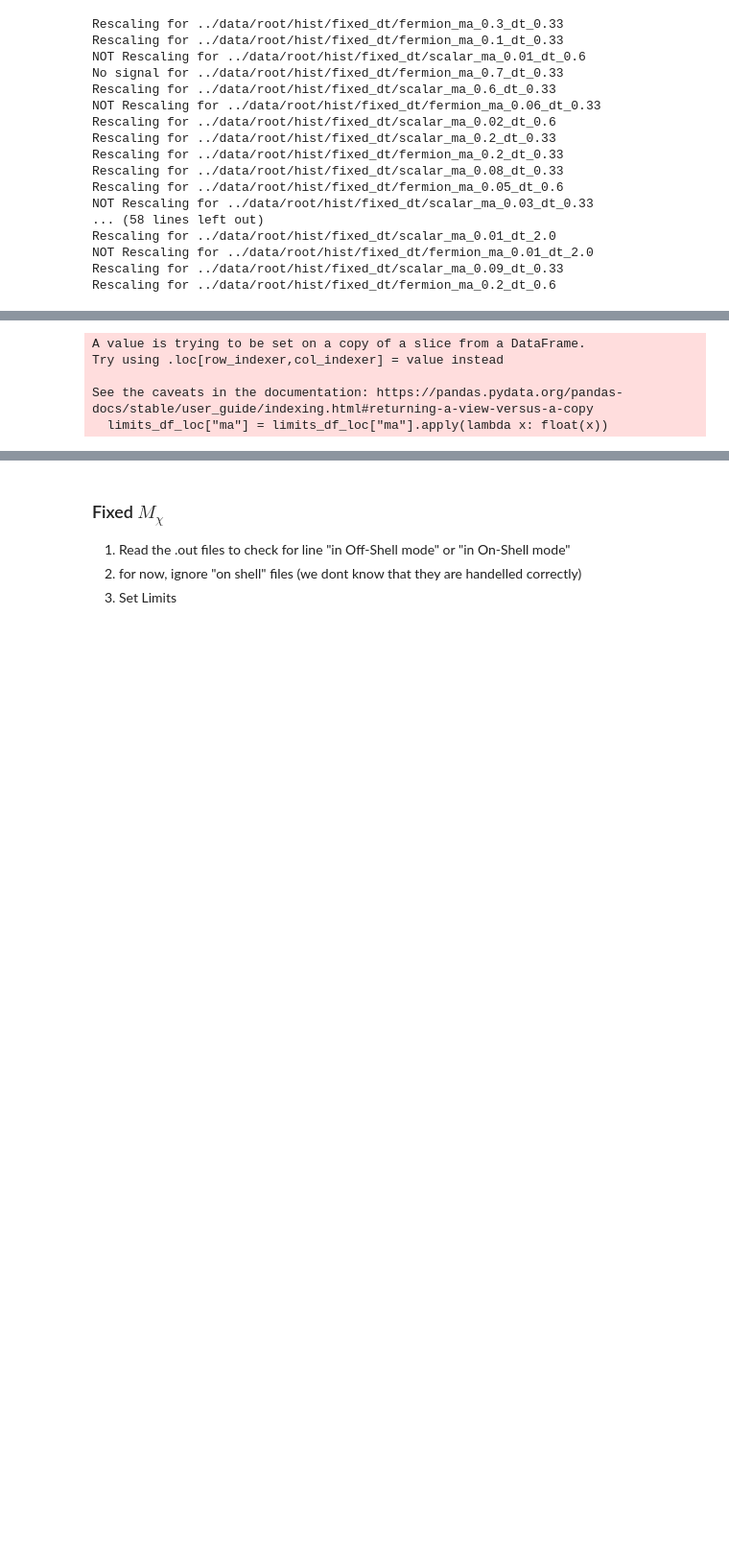
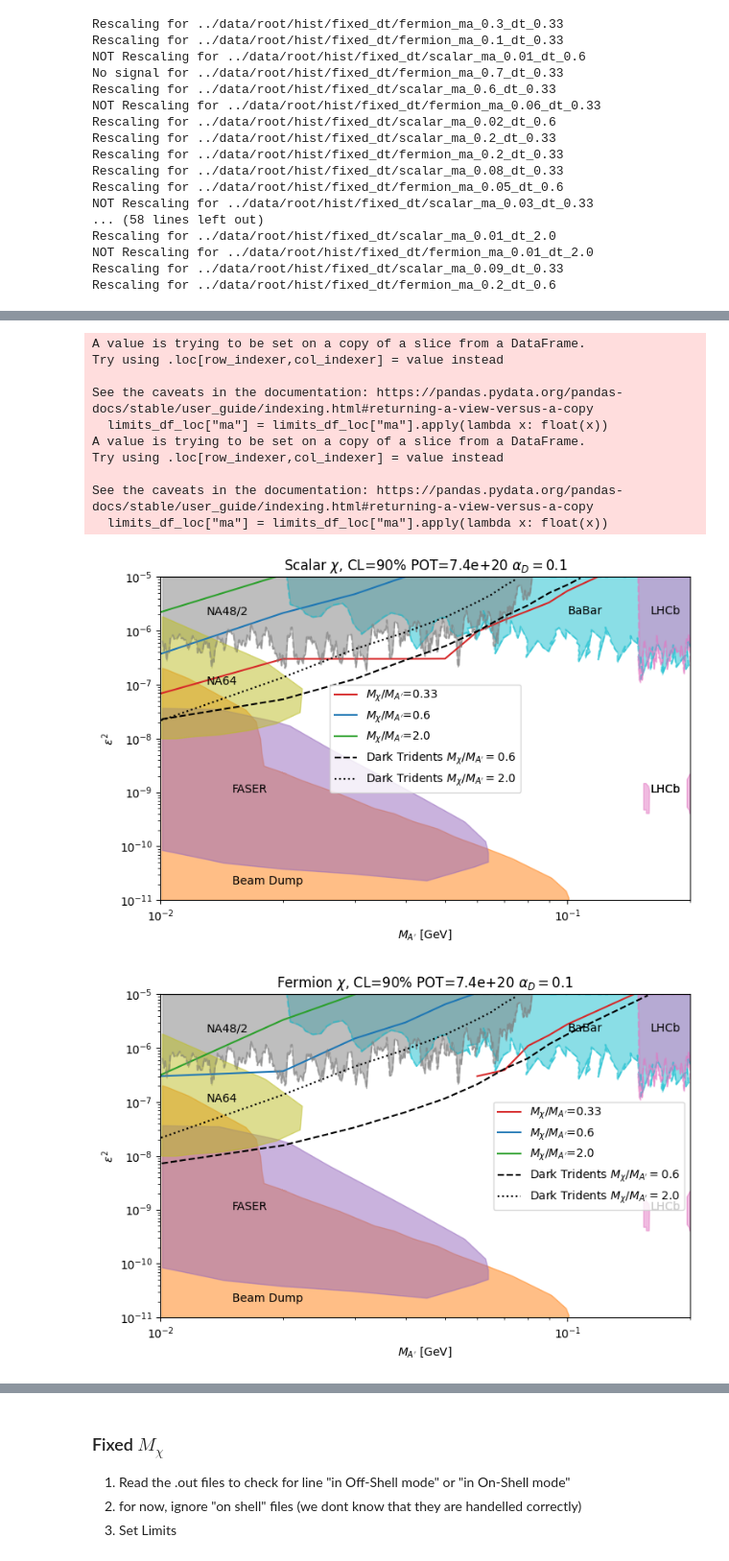
Before and after one commit to amh-137/DarkElectronScatter, a Jupyter notebook: notebooks/limits.ipynb, the cells around one changed output, grey strips where cells are left out. Shown at 96% size. Saved outputs shown, nothing was run; the diff lists cells and outputs as text; code cells hidden in the pictures; blank space fills up the shorter version.

```diff
--- a/notebooks/limits.ipynb
+++ b/notebooks/limits.ipynb
@@ -365,12 +367,20 @@ lims_LHCb2 = pd.read_csv("../data/csv/LHCb2.csv", names=["ma", "obs_epsilon"])
 lims_LHCb3 = pd.read_csv("../data/csv/LHCb3.csv", names=["ma", "obs_epsilon"])
 lims_NA48_2 = pd.read_csv("../data/csv/NA48_2.csv", names=["ma", "obs_epsilon"])
 lims_NA64 = pd.read_csv("../data/csv/NA64.csv", names=["ma", "obs_epsilon"])
-#lims_microboone = pd.read_csv("../data/csv/microboone.csv", names=["ma", "obs_epsilon"])
 
-other_lims = {"BaBar":lims_BaBar, "Beam Dump":lims_Beam_Dump, "Faser":lims_FASER, "LHCb":lims_LHCb, "LHCb2":lims_LHCb2, "LHCb3":lims_LHCb3, "NA48/2":lims_NA48_2, "NA64":lims_NA64}
+
+
+#display(lims_Beam_Dump)
+
+other_lims = {"BaBar":lims_BaBar, "Beam Dump":lims_Beam_Dump, "FASER":lims_FASER, "LHCb":lims_LHCb, "LHCb2":lims_LHCb2, "LHCb3":lims_LHCb3, "NA48/2":lims_NA48_2, "NA64":lims_NA64}
+# subtract 0.1e-2 from all MA values
+for key in other_lims.keys():
+    other_lims[key]["ma"] = other_lims[key]["ma"].apply(lambda x: float(x) - 0.1e-2)
+
 fill_above = ["NA48/2", "BaBar", "LHCb"]
-colours = {"BaBar":"tab:cyan", "Beam Dump":"tab:orange", "Faser":"tab:purple", "LHCb":"tab:pink", "LHCb2":"tab:pink", "LHCb3":"tab:pink", "NA48/2":"tab:gray", "NA64":"tab:olive"}
-
+fill_other = ["FASER", "NA64", "LHCb2", "LHCb3", "Beam Dump"]
+colours = {"BaBar":"tab:cyan", "Beam Dump":"tab:orange", "FASER":"tab:purple", "LHCb":"tab:pink", "LHCb2":"tab:pink", "LHCb3":"tab:pink", "NA48/2":"tab:gray", "NA64":"tab:olive"}
+locs = {"BaBar":(1e-1, 2e-6), "LHCb":(1.6e-1, 2e-6), "NA48/2":(1.3e-2, 2e-6), "NA64":(1.3e-2, 1e-7), "FASER": (1.5e-2,1e-9), "Beam Dump":(1.5e-2,2e-11), "LHCb2":(1.6e-1,1e-9), "LHCb3":(1.6e-1,1e-9)}
 
 Luis_scalar_06 = pd.read_csv("../data/csv/Scalar_0.6.csv", names=["ma", "obs_epsilon"])
 Luis_fermion_06 = pd.read_csv("../data/csv/Fermion_0.6.csv", names=["ma", "obs_epsilon"])
@@ -384,6 +394,7 @@ limits_df.to_csv("../data/csv/fixed_dt.csv")
 #display(limits_df)
 
 cols = {"0.33":"tab:red", "0.6":"tab:blue", "2.0":"tab:green"}
+
 
 for dm_type in ["scalar", "fermion"]:
     fig = plt.figure(figsize=(7.5,5))
@@ -404,15 +415,20 @@ for dm_type in ["scalar", "fermion"]:
         lim = other_lims[key]
         lim["ma"] = lim["ma"].apply(lambda x: float(x))
         #lim.sort_values(by="ma", inplace=True)
-        ax.plot(lim["ma"], lim["obs_epsilon"], linestyle="--", alpha=0.5, color=colours[key])
+
         # have the legend Label on the line
         if key not in ["LHCb2", "LHCb3"]:
-            ax.text(lim["ma"][0], lim["obs_epsilon"][0], str(key))
+            ax.text(locs[key][0], locs[key][1], str(key))
         else:
-            ax.text(lim["ma"][0], lim["obs_epsilon"][0], "LHCb")
+            ax.text(locs[key][0], locs[key][1], "LHCb")
 
         if key in fill_above:
+            ax.plot(lim["ma"], lim["obs_epsilon"], linestyle="--", alpha=0.5, color=colours[key])
             ax.fill_between(lim["ma"], lim["obs_epsilon"], 1e-5, alpha=0.5, color=colours[key])
+
+        if key in fill_other:
+            ax.fill(lim["ma"], lim["obs_epsilon"], alpha=0.5, color=colours[key])
+
 
 
 
@@ -420,32 +436,37 @@ for dm_type in ["scalar", "fermion"]:
 
     if dm_type == "scalar":
         ax.plot(Luis_scalar_06["ma"], Luis_scalar_06["obs_epsilon"], label=r"Dark Tridents $M_\chi/M_{A'}=$0.6", color="black", linestyle="--")
         ax.plot(Luis_fermion_20["ma"], Luis_fermion_20["obs_epsilon"], label=r"Dark Tridents $M_\chi/M_{A'}=$2.0", color="black", linestyle="dotted")
     else:
         ax.plot(Luis_fermion_06["ma"], Luis_fermion_06["obs_epsilon"], label=r"Dark Tridents $M_\chi/M_{A'}=$0.6", color="black", linestyle="--")
         ax.plot(Luis_fermion_20["ma"], Luis_fermion_20["obs_epsilon"], label=r"Dark Tridents $M_\chi/M_{A'}=$2.0", color="black", linestyle="dotted")
 
 
     #ax_scalar.legend()
     ax.set(title=f"{dm_type}".capitalize() + rf" $\chi$, CL={1-CL:.0%} POT={MICORBOONE_POT} "+r"$\alpha_D=0.1$", xlabel=r"$M_{A'}$ [GeV]", ylabel=r"$\epsilon^2$")
 
     ax.loglog()
     # move the legend off the graph to the right
     # remove "LHCb2, LHCb3" from the legend
 
     ax.legend()
     fig.tight_layout()
     plt.savefig(f"../plots/limits/fixed_dt/Full_lims_{dm_type}.png")
     plt.savefig(f"../plots/limits/fixed_dt/Full_lims_{dm_type}.pdf")
 
 
 
-
-
 plt.show()
 # %% [output]
 A value is trying to be set on a copy of a slice from a DataFrame.
 Try using .loc[row_indexer,col_indexer] = value instead
 
 See the caveats in the documentation: https://pandas.pydata.org/pandas-docs/stable/user_guide/indexing.html#returning-a-view-versus-a-copy
   limits_df_loc["ma"] = limits_df_loc["ma"].apply(lambda x: float(x))
+A value is trying to be set on a copy of a slice from a DataFrame.
+Try using .loc[row_indexer,col_indexer] = value instead
+
+See the caveats in the documentation: https://pandas.pydata.org/pandas-docs/stable/user_guide/indexing.html#returning-a-view-versus-a-copy
+  limits_df_loc["ma"] = limits_df_loc["ma"].apply(lambda x: float(x))
+[figure, added]
+[figure, added]
```
Also changed, not shown: parts of 2 cells of this notebook.
